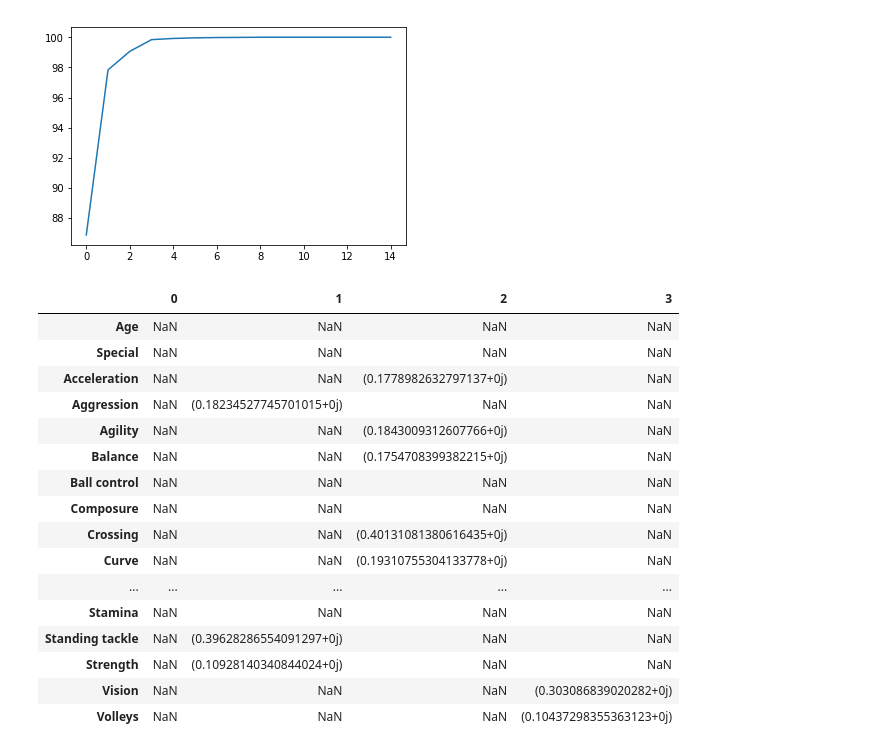
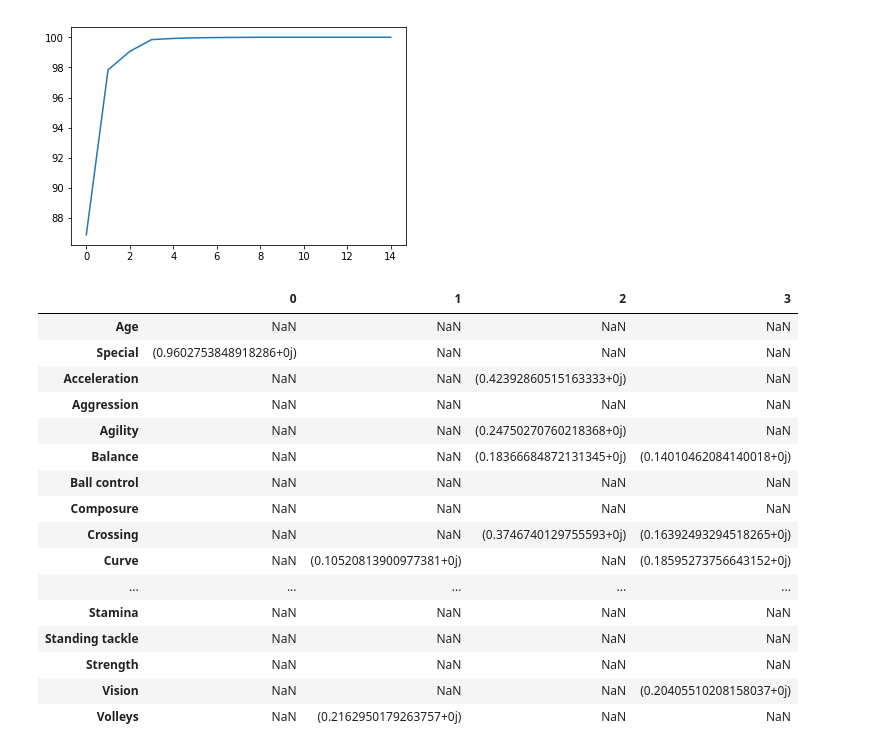
Before and after one commit to YahanCU/Football-analytics-project, a Jupyter notebook: Project for soccer game.ipynb, the cells around one changed output. Saved outputs shown, nothing was run; the diff lists cells and outputs as text; code cells hidden in the pictures.

```diff
--- a/Project for soccer game.ipynb
+++ b/Project for soccer game.ipynb
@@ -497,32 +497,32 @@ plt.plot(var1)
 # %%
 def pca(data_pca,n):
     meanVal=np.mean(data_pca,axis=0)
     newData=data_pca-meanVal
     covMat=np.cov(newData,rowvar=0)
     eigVals,eigVects=np.linalg.eig(np.mat(covMat))
     eigValIndice=np.argsort(eigVals)
     n_eigValIndice=eigValIndice[-1:-(n+1):-1]
     n_eigVect=eigVects[:,n_eigValIndice]
     lowDDataMat=newData.values*n_eigVect
     return n_eigVect
-result = pd.DataFrame(pca(data,4))
+result = pd.DataFrame(pca(data.iloc[1:],4))
 result.index = variables
 result[result>0.1]
 # %% [output]
 |  | 0 | 1 | 2 | 3 |
 | Age | NaN | NaN | NaN | NaN |
-| Special | NaN | NaN | NaN | NaN |
-| Acceleration | NaN | NaN | (0.1778982632797137+0j) | NaN |
-| Aggression | NaN | (0.18234527745701015+0j) | NaN | NaN |
-| Agility | NaN | NaN | (0.1843009312607766+0j) | NaN |
-| Balance | NaN | NaN | (0.1754708399382215+0j) | NaN |
+| Special | (0.9602753848918286+0j) | NaN | NaN | NaN |
+| Acceleration | NaN | NaN | (0.42392860515163333+0j) | NaN |
+| Aggression | NaN | NaN | NaN | NaN |
+| Agility | NaN | NaN | (0.24750270760218368+0j) | NaN |
+| Balance | NaN | NaN | (0.18366684872131345+0j) | (0.14010462084140018+0j) |
 | Ball control | NaN | NaN | NaN | NaN |
 | Composure | NaN | NaN | NaN | NaN |
-| Crossing | NaN | NaN | (0.40131081380616435+0j) | NaN |
-| Curve | NaN | NaN | (0.19310755304133778+0j) | NaN |
+| Crossing | NaN | NaN | (0.3746740129755593+0j) | (0.16392493294518265+0j) |
+| Curve | NaN | (0.10520813900977381+0j) | NaN | (0.18595273756643152+0j) |
 | ... | ... | ... | ... | ... |
 | Stamina | NaN | NaN | NaN | NaN |
-| Standing tackle | NaN | (0.39628286554091297+0j) | NaN | NaN |
-| Strength | NaN | (0.10928140340844024+0j) | NaN | NaN |
-| Vision | NaN | NaN | NaN | (0.303086839020282+0j) |
-| Volleys | NaN | NaN | NaN | (0.10437298355363123+0j) |
+| Standing tackle | NaN | NaN | NaN | NaN |
+| Strength | NaN | NaN | NaN | NaN |
+| Vision | NaN | NaN | NaN | (0.20405510208158037+0j) |
+| Volleys | NaN | (0.2162950179263757+0j) | NaN | NaN |
```
Also changed, not shown: parts of 4 cells of this notebook.
